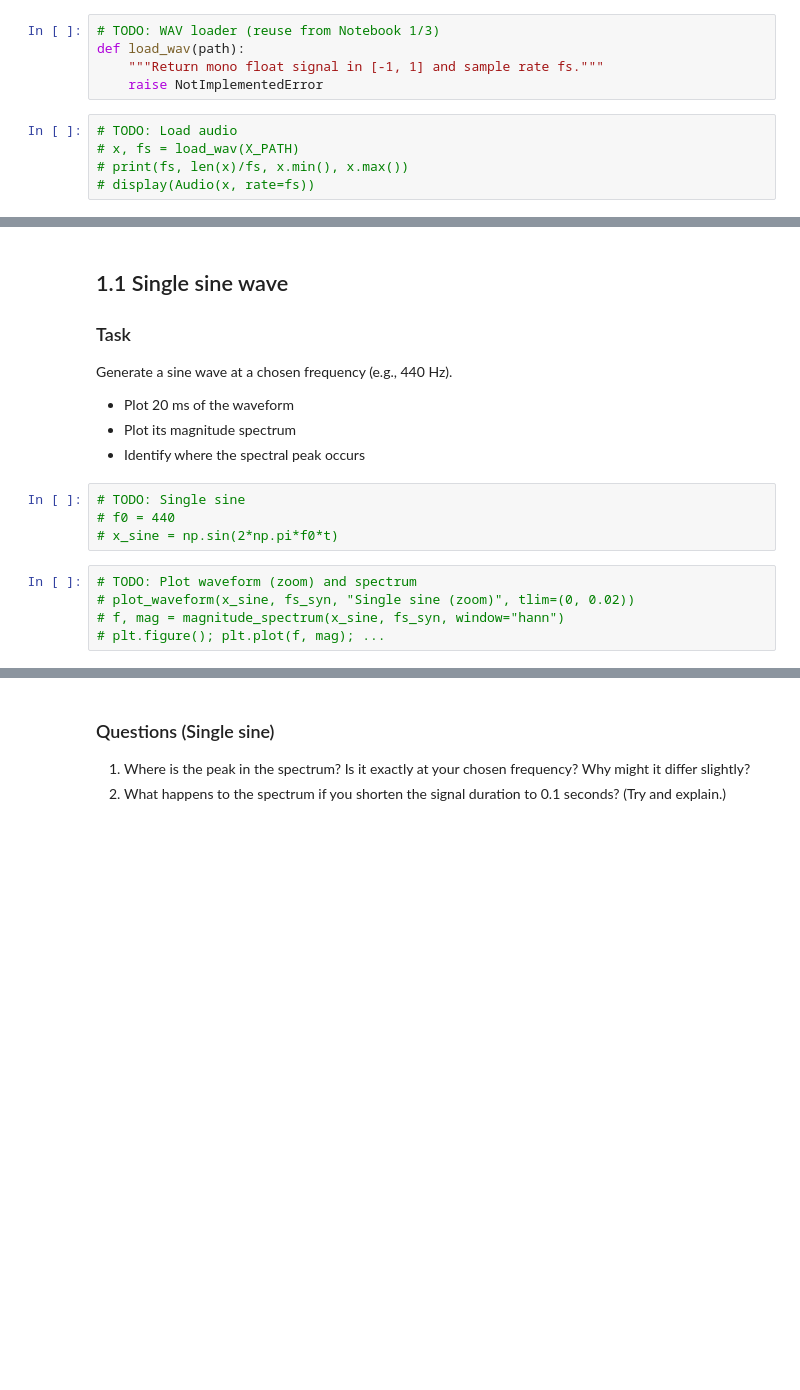
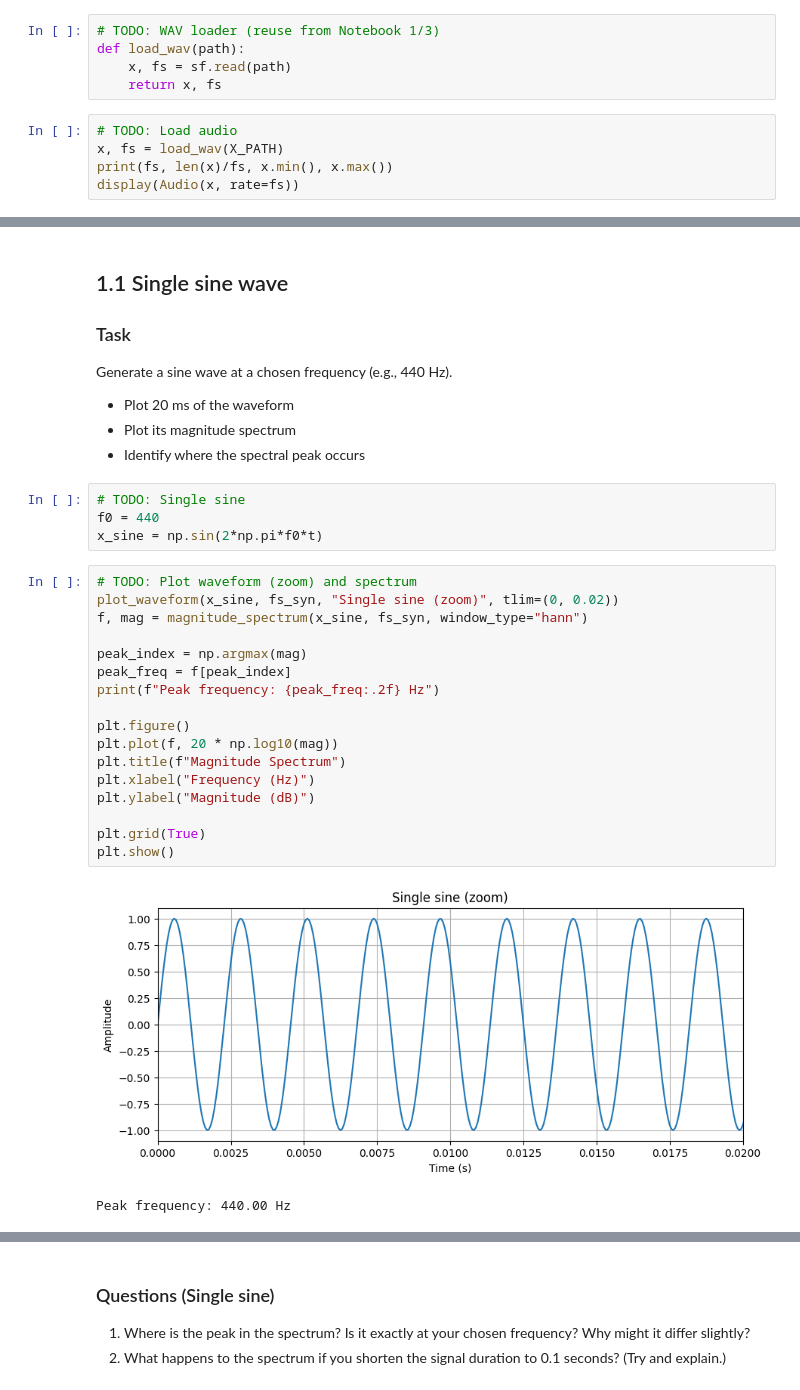
Before and after one commit to RonaldoLopezTucux/EE519, a Jupyter notebook: EE519_HW1/HW1_Notebook4_Fourier_DFT_SpeechSpectra.ipynb, the cells around one changed output, grey strips where cells are left out. Saved outputs shown, nothing was run; the diff lists cells and outputs as text; blank space fills up the shorter version.

```diff
--- a/EE519_HW1/HW1_Notebook4_Fourier_DFT_SpeechSpectra.ipynb
+++ b/EE519_HW1/HW1_Notebook4_Fourier_DFT_SpeechSpectra.ipynb
@@ -66,10 +67,10 @@ X_PATH = "./audio/x.wav"
 # %%
 # TODO: WAV loader (reuse from Notebook 1/3)
 def load_wav(path):
-    """Return mono float signal in [-1, 1] and sample rate fs."""
-    raise NotImplementedError
+    x, fs = sf.read(path)
+    return x, fs
 # %%
 # TODO: Load audio
-# x, fs = load_wav(X_PATH)
-# print(fs, len(x)/fs, x.min(), x.max())
-# display(Audio(x, rate=fs))
+x, fs = load_wav(X_PATH)
+print(fs, len(x)/fs, x.min(), x.max())
+display(Audio(x, rate=fs))
@@ -112,10 +154,25 @@ Generate a sine wave at a chosen frequency (e.g., 440 Hz).
 - Identify where the spectral peak occurs
 # %%
 # TODO: Single sine
-# f0 = 440
-# x_sine = np.sin(2*np.pi*f0*t)
+f0 = 440
+x_sine = np.sin(2*np.pi*f0*t)
 # %%
 # TODO: Plot waveform (zoom) and spectrum
-# plot_waveform(x_sine, fs_syn, "Single sine (zoom)", tlim=(0, 0.02))
-# f, mag = magnitude_spectrum(x_sine, fs_syn, window="hann")
-# plt.figure(); plt.plot(f, mag); ...
+plot_waveform(x_sine, fs_syn, "Single sine (zoom)", tlim=(0, 0.02))
+f, mag = magnitude_spectrum(x_sine, fs_syn, window_type="hann")
+
+peak_index = np.argmax(mag)
+peak_freq = f[peak_index]
+print(f"Peak frequency: {peak_freq:.2f} Hz")
+
+plt.figure()
+plt.plot(f, 20 * np.log10(mag))
+plt.title(f"Magnitude Spectrum")
+plt.xlabel("Frequency (Hz)")
+plt.ylabel("Magnitude (dB)")
+
+plt.grid(True)
+plt.show()
+# %% [output]
+[figure, added]
+Peak frequency: 440.00 Hz
```
Also changed, not shown: parts of 20 cells of this notebook.
